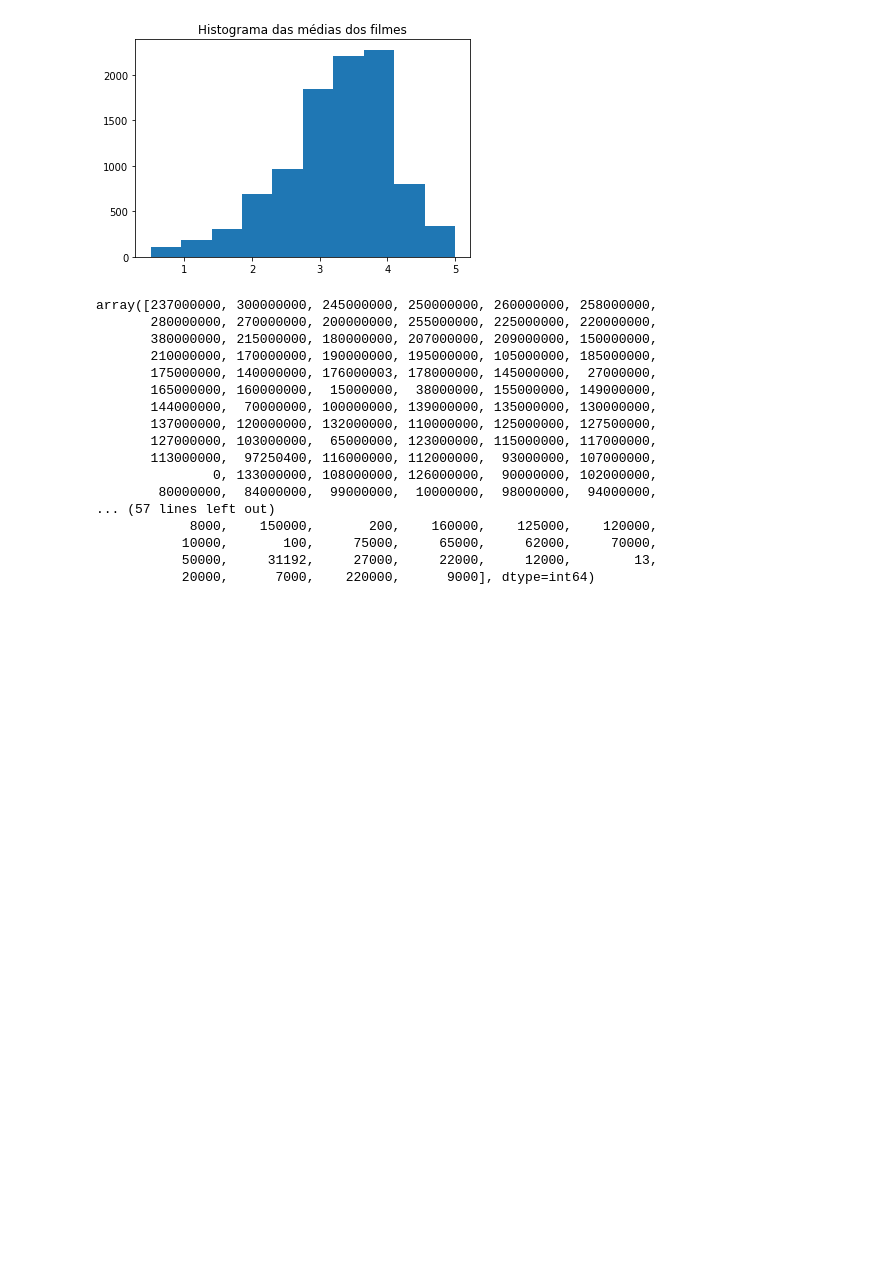
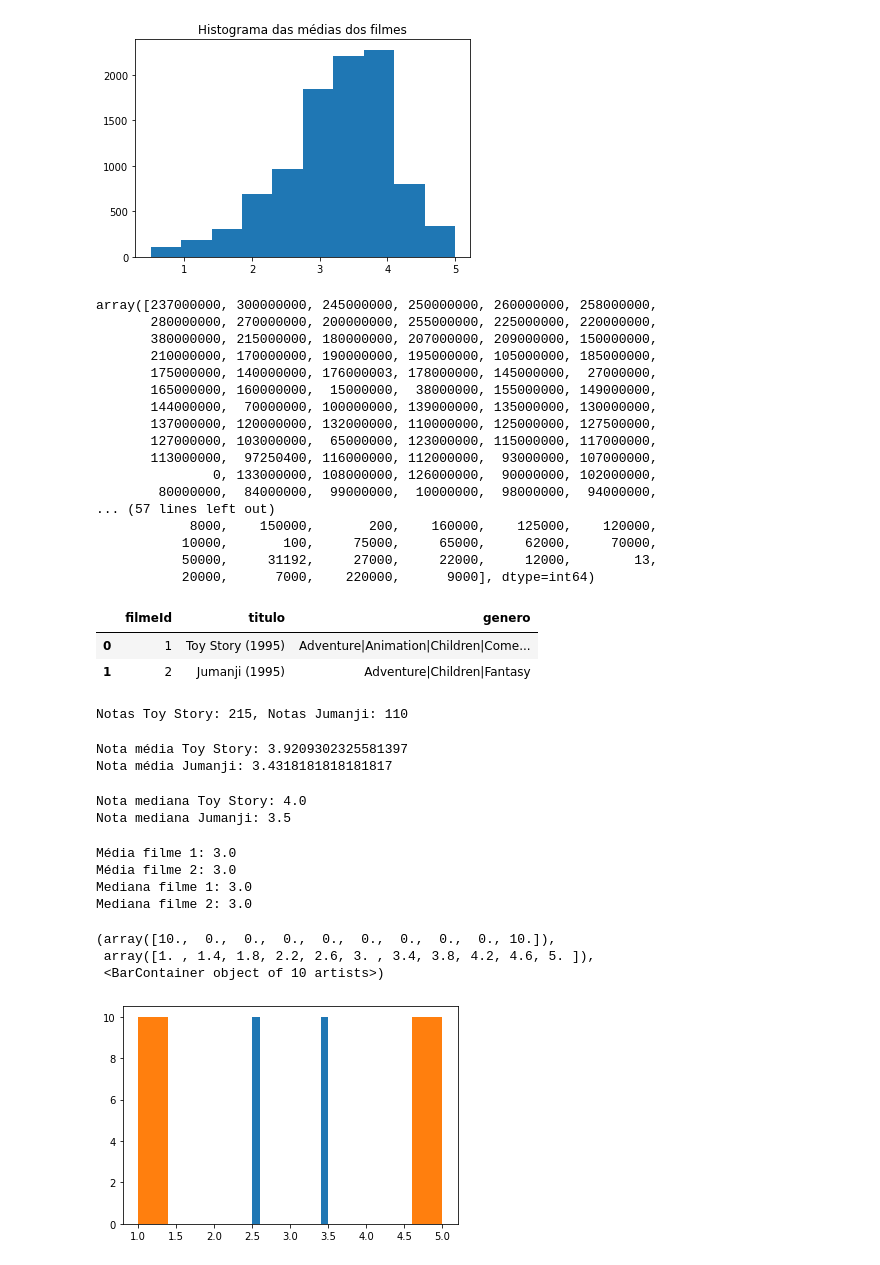
Before and after one commit to AndradeJV/analise-notas-filmes, a Jupyter notebook: src/main.ipynb, the cells around one changed output. Cells and saved outputs as stored; diff of their text form; code cells hidden in the pictures; blank space fills up the shorter version.

```diff
--- a/src/main.ipynb
+++ b/src/main.ipynb
@@ -133,3 +133,51 @@ array([237000000, 300000000, 245000000, 250000000, 260000000, 258000000,
            10000,       100,     75000,     65000,     62000,     70000,
            50000,     31192,     27000,     22000,     12000,        13,
            20000,      7000,    220000,      9000], dtype=int64)
+# %%
+filmes.head(2)
+# %% [output]
+|  | filmeId | titulo | genero |
+| 0 | 1 | Toy Story (1995) | Adventure|Animation|Children|Come... |
+| 1 | 2 | Jumanji (1995) | Adventure|Children|Fantasy |
+# %%
+notas_toy_story = notas.query("filmeId == 1")
+notas_jumanji = notas.query("filmeId == 2")
+
+print(f'Notas Toy Story: {len(notas_toy_story)}, Notas Jumanji: {len(notas_jumanji)}')
+# %% [output]
+Notas Toy Story: 215, Notas Jumanji: 110
+# %%
+print(f'Nota média Toy Story: {notas_toy_story["nota"].mean()}')
+print(f'Nota média Jumanji: {notas_jumanji["nota"].mean()}')
+# %% [output]
+Nota média Toy Story: 3.9209302325581397
+Nota média Jumanji: 3.4318181818181817
+# %%
+print(f'Nota mediana Toy Story: {notas_toy_story["nota"].median()}')
+print(f'Nota mediana Jumanji: {notas_jumanji["nota"].median()}')
+# %% [output]
+Nota mediana Toy Story: 4.0
+Nota mediana Jumanji: 3.5
+# %%
+import numpy as np
+
+filme1 = np.append(np.array([2.5] * 10), np.array([3.5] * 10))
+filme2 = np.append(np.array([5] * 10), np.array([1] * 10))
+# %%
+print(f'Média filme 1: {filme1.mean()}')
+print(f'Média filme 2: {filme2.mean()}')
+print(f'Mediana filme 1: {np.median(filme1)}')
+print(f'Mediana filme 2: {np.median(filme2)}')
+# %% [output]
+Média filme 1: 3.0
+Média filme 2: 3.0
+Mediana filme 1: 3.0
+Mediana filme 2: 3.0
+# %%
+plt.hist(filme1)
+plt.hist(filme2)
+# %% [output]
+(array([10.,  0.,  0.,  0.,  0.,  0.,  0.,  0.,  0., 10.]),
+ array([1. , 1.4, 1.8, 2.2, 2.6, 3. , 3.4, 3.8, 4.2, 4.6, 5. ]),
+ <BarContainer object of 10 artists>)
+[figure, added]
```
Also changed, not shown: parts of 2 cells of this notebook.
